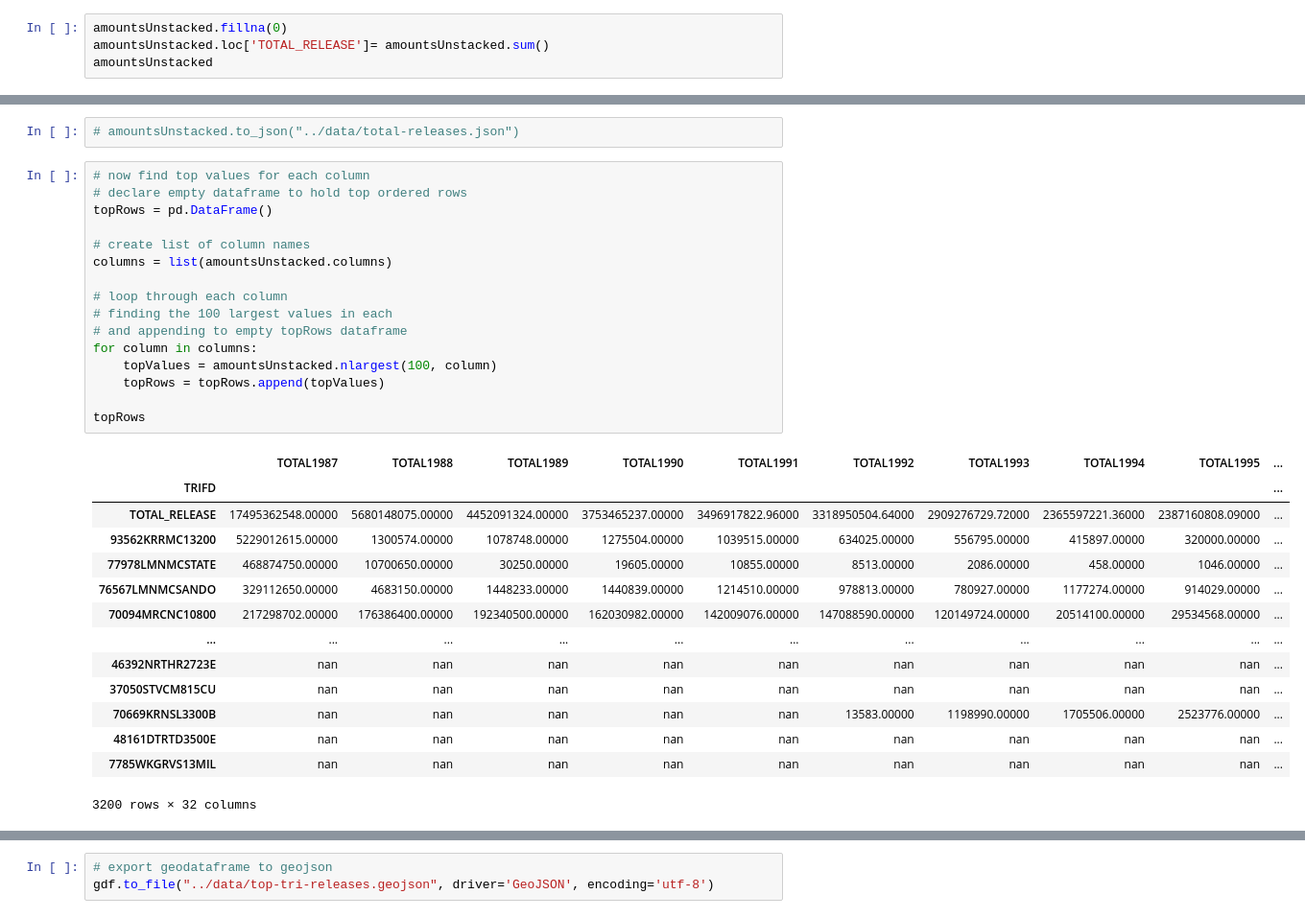
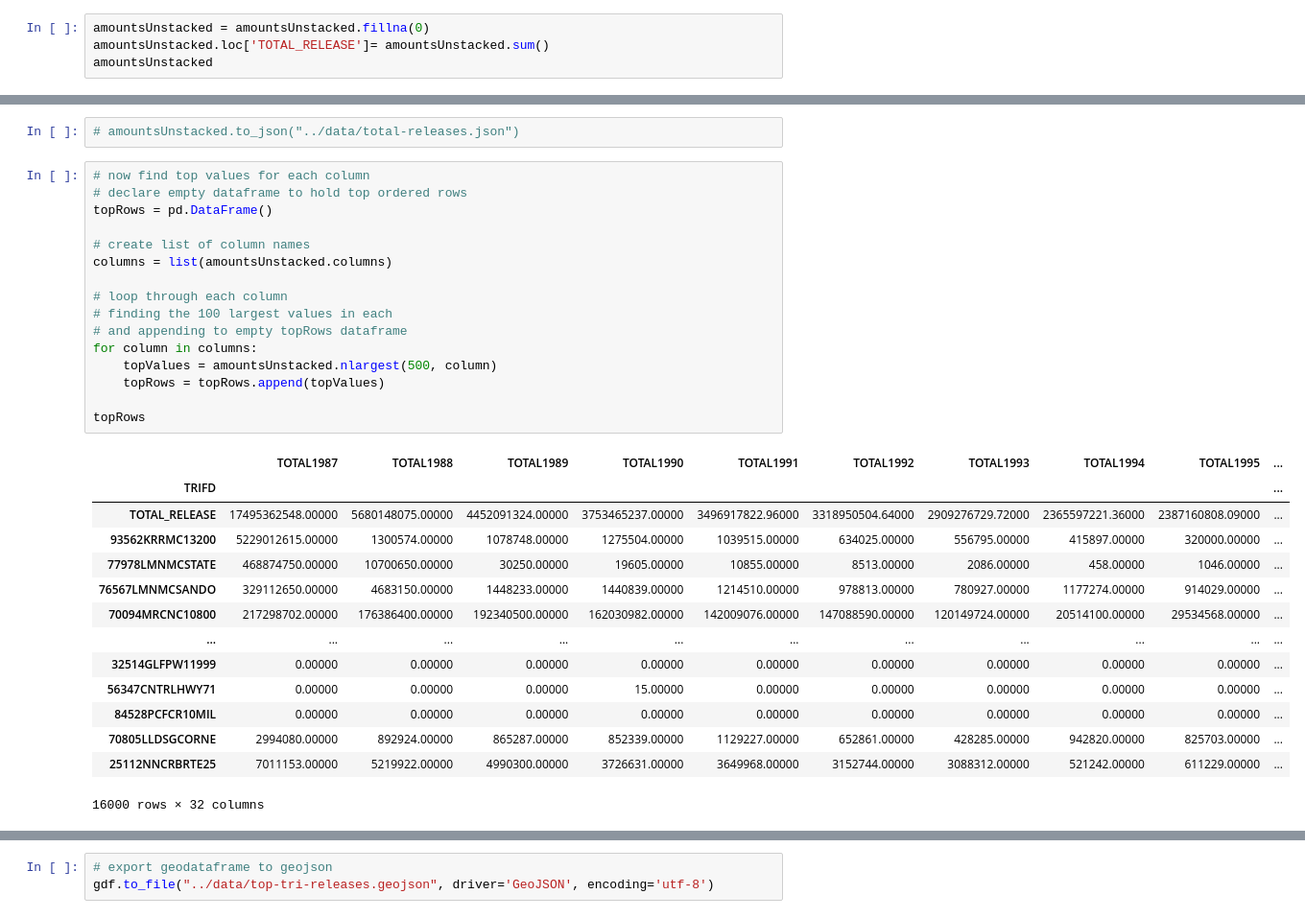
Before and after one commit to EileenGrady/us-industrial-pollution, a Jupyter notebook: notebooks/all-years-tri.ipynb, the cells around one changed output, grey strips where cells are left out. Shown: that part at 96% size. Cells and saved outputs as stored; diff of their text form.

```diff
--- a/notebooks/all-years-tri.ipynb
+++ b/notebooks/all-years-tri.ipynb
@@ -321,7 +321,7 @@ amountsUnstacked
 | 99929TRDNT641SH | nan | nan | nan | nan | nan | nan | nan | nan | nan | ... |
 60528 rows × 32 columns
 # %%
-amountsUnstacked.fillna(0)
+amountsUnstacked = amountsUnstacked.fillna(0)
 amountsUnstacked.loc['TOTAL_RELEASE']= amountsUnstacked.sum()
 amountsUnstacked
 # %% [output]
@@ -379,34 +379,34 @@ yearTotal.to_csv('../data/year-totals.csv', index=False)
 # %%
 # now find top values for each column
 # declare empty dataframe to hold top ordered rows
 topRows = pd.DataFrame()
 
 # create list of column names
 columns = list(amountsUnstacked.columns)
 
 # loop through each column
 # finding the 100 largest values in each
 # and appending to empty topRows dataframe
 for column in columns:
-    topValues = amountsUnstacked.nlargest(100, column)
+    topValues = amountsUnstacked.nlargest(500, column)
     topRows = topRows.append(topValues)
 
 topRows
 # %% [output]
 |  | TOTAL1987 | TOTAL1988 | TOTAL1989 | TOTAL1990 | TOTAL1991 | TOTAL1992 | TOTAL1993 | TOTAL1994 | TOTAL1995 | ... |
 | TRIFD |  |  |  |  |  |  |  |  |  | ... |
 | TOTAL_RELEASE | 17495362548.00000 | 5680148075.00000 | 4452091324.00000 | 3753465237.00000 | 3496917822.96000 | 3318950504.64000 | 2909276729.72000 | 2365597221.36000 | 2387160808.09000 | ... |
 | 93562KRRMC13200 | 5229012615.00000 | 1300574.00000 | 1078748.00000 | 1275504.00000 | 1039515.00000 | 634025.00000 | 556795.00000 | 415897.00000 | 320000.00000 | ... |
 | 77978LMNMCSTATE | 468874750.00000 | 10700650.00000 | 30250.00000 | 19605.00000 | 10855.00000 | 8513.00000 | 2086.00000 | 458.00000 | 1046.00000 | ... |
 | 76567LMNMCSANDO | 329112650.00000 | 4683150.00000 | 1448233.00000 | 1440839.00000 | 1214510.00000 | 978813.00000 | 780927.00000 | 1177274.00000 | 914029.00000 | ... |
 | 70094MRCNC10800 | 217298702.00000 | 176386400.00000 | 192340500.00000 | 162030982.00000 | 142009076.00000 | 147088590.00000 | 120149724.00000 | 20514100.00000 | 29534568.00000 | ... |
 | ... | ... | ... | ... | ... | ... | ... | ... | ... | ... | ... |
-| 46392NRTHR2723E | nan | nan | nan | nan | nan | nan | nan | nan | nan | ... |
-| 37050STVCM815CU | nan | nan | nan | nan | nan | nan | nan | nan | nan | ... |
-| 70669KRNSL3300B | nan | nan | nan | nan | nan | 13583.00000 | 1198990.00000 | 1705506.00000 | 2523776.00000 | ... |
-| 48161DTRTD3500E | nan | nan | nan | nan | nan | nan | nan | nan | nan | ... |
-| 7785WKGRVS13MIL | nan | nan | nan | nan | nan | nan | nan | nan | nan | ... |
+| 32514GLFPW11999 | 0.00000 | 0.00000 | 0.00000 | 0.00000 | 0.00000 | 0.00000 | 0.00000 | 0.00000 | 0.00000 | ... |
+| 56347CNTRLHWY71 | 0.00000 | 0.00000 | 0.00000 | 15.00000 | 0.00000 | 0.00000 | 0.00000 | 0.00000 | 0.00000 | ... |
+| 84528PCFCR10MIL | 0.00000 | 0.00000 | 0.00000 | 0.00000 | 0.00000 | 0.00000 | 0.00000 | 0.00000 | 0.00000 | ... |
+| 70805LLDSGCORNE | 2994080.00000 | 892924.00000 | 865287.00000 | 852339.00000 | 1129227.00000 | 652861.00000 | 428285.00000 | 942820.00000 | 825703.00000 | ... |
+| 25112NNCRBRTE25 | 7011153.00000 | 5219922.00000 | 4990300.00000 | 3726631.00000 | 3649968.00000 | 3152744.00000 | 3088312.00000 | 521242.00000 | 611229.00000 | ... |
-3200 rows × 32 columns
+16000 rows × 32 columns
 # %%
 topRows = topRows.drop_duplicates()
 topRows
```
Also changed, not shown: parts of 5 cells of this notebook, 3 other files.
